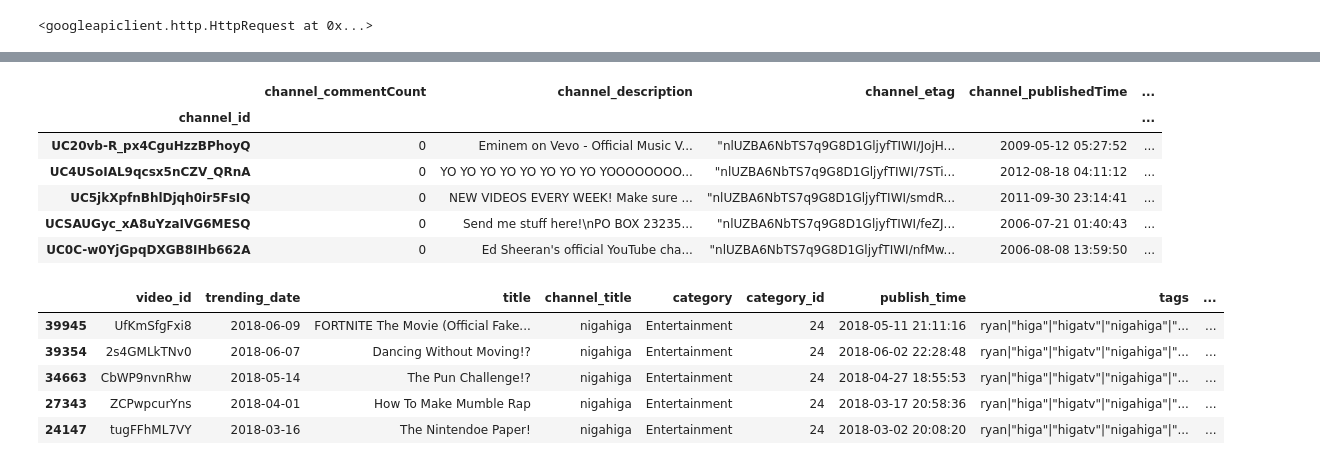
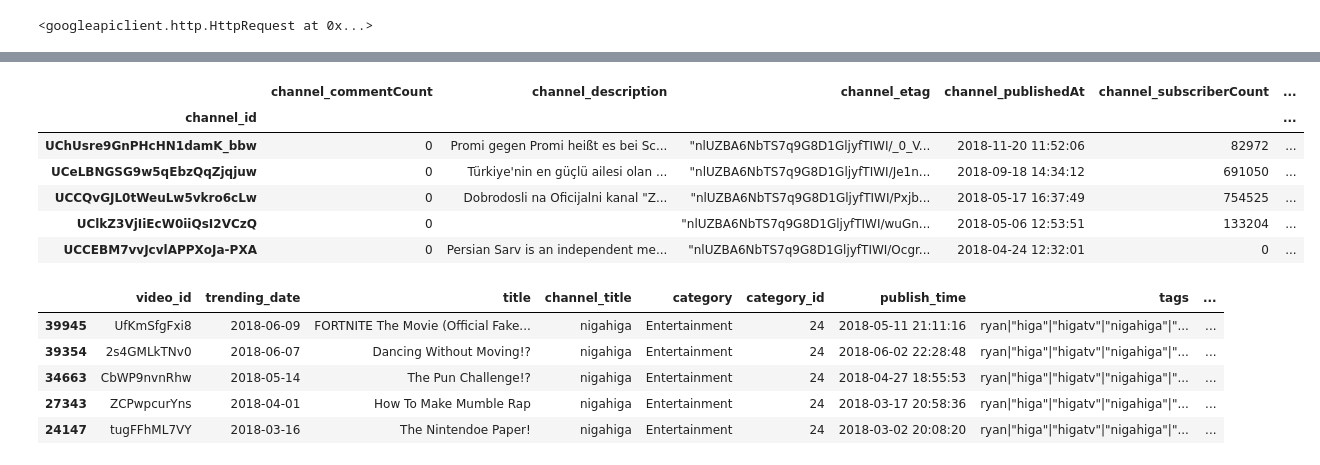
Before and after one commit to emami06/TrendingVideoYouTube, a Jupyter notebook: YouTube.ipynb, the cells around one changed output, grey strips where cells are left out. Cells and saved outputs as stored; diff of their text form; code cells hidden in the pictures.

```diff
--- a/YouTube.ipynb
+++ b/YouTube.ipynb
@@ -561,11 +590,11 @@ counter = 0
 
 while counter < len(video_chan_dict1)-1:
     #extracting channel title in channel dictionary
+    video_chan_dict1[counter][0]['channel_publishedAt']= video_chan_dict1[counter][0]['snippet']['publishedAt']
     video_chan_dict1[counter][0]['channel_id']= video_chan_dict1[counter][0]['id']
     video_chan_dict1[counter][0]['channel_title']= video_chan_dict1[counter][0]['snippet']['title']
     video_chan_dict1[counter][0]['channel_etag']= video_chan_dict1[counter][0]['etag']
     video_chan_dict1[counter][0]['channel_description']= video_chan_dict1[counter][0]['snippet']['description']
-    video_chan_dict1[counter][0]['channel_publishedTime']= video_chan_dict1[counter][0]['snippet']['publishedAt']
     video_chan_dict1[counter][0]['channel_commentCount']= video_chan_dict1[counter][0]['statistics']['commentCount']
     video_chan_dict1[counter][0]['channel_subscriberCount']= video_chan_dict1[counter][0]['statistics']['subscriberCount']
     video_chan_dict1[counter][0]['channel_videoCount']= video_chan_dict1[counter][0]['statistics']['videoCount']
@@ -601,5 +657,5 @@ chnnel_df_1 = pd.DataFrame(video_chan_dict1_cleaned)
 # %%
-chnnel_df_1['channel_publishedTime'] = pd.to_datetime(chnnel_df_1['channel_publishedTime'], errors='coerce', format='%Y-%m-%dT%H:%M:%S.%fZ')
+chnnel_df_1['channel_publishedAt'] = pd.to_datetime(chnnel_df_1['channel_publishedAt'], errors='coerce', format='%Y-%m-%dT%H:%M:%S.%fZ')
 # %%
 chnnel_df_1.head()
 # %% [output]
@@ -611,0 +680,3 @@ chnnel_df_1.head()
+# %%
+chnnel_df_unique__1 = chnnel_df_1.sort_values("channel_publishedAt",ascending=False).groupby("channel_id").head(1)
+chnnel_df_unique__1.groupby("channel_id").size().head()
@@ -612,15 +691,15 @@ chnnel_df_1.head()
 # %%
-chnnel_df_1= chnnel_df_1.set_index("channel_id")
+chnnel_df_unique__1= chnnel_df_unique__1.set_index("channel_id")
 # %%
-chnnel_df_1.head()
+chnnel_df_unique__1.head()
 # %% [output]
-|  | channel_commentCount | channel_description | channel_etag | channel_publishedTime | ... |
-| channel_id |  |  |  |  | ... |
-| UC20vb-R_px4CguHzzBPhoyQ | 0 | Eminem on Vevo - Official Music V... | "nlUZBA6NbTS7q9G8D1GljyfTIWI/JojH... | 2009-05-12 05:27:52 | ... |
-| UC4USoIAL9qcsx5nCZV_QRnA | 0 | YO YO YO YO YO YO YO YO YOOOOOOOO... | "nlUZBA6NbTS7q9G8D1GljyfTIWI/7STi... | 2012-08-18 04:11:12 | ... |
-| UC5jkXpfnBhlDjqh0ir5FsIQ | 0 | NEW VIDEOS EVERY WEEK! Make sure ... | "nlUZBA6NbTS7q9G8D1GljyfTIWI/smdR... | 2011-09-30 23:14:41 | ... |
-| UCSAUGyc_xA8uYzaIVG6MESQ | 0 | Send me stuff here!\nPO BOX 23235... | "nlUZBA6NbTS7q9G8D1GljyfTIWI/feZJ... | 2006-07-21 01:40:43 | ... |
-| UC0C-w0YjGpqDXGB8IHb662A | 0 | Ed Sheeran's official YouTube cha... | "nlUZBA6NbTS7q9G8D1GljyfTIWI/nfMw... | 2006-08-08 13:59:50 | ... |
+|  | channel_commentCount | channel_description | channel_etag | channel_publishedAt | channel_subscriberCount | ... |
+| channel_id |  |  |  |  |  | ... |
+| UChUsre9GnPHcHN1damK_bbw | 0 | Promi gegen Promi heißt es bei Sc... | "nlUZBA6NbTS7q9G8D1GljyfTIWI/_0_V... | 2018-11-20 11:52:06 | 82972 | ... |
+| UCeLBNGSG9w5qEbzQqZjqjuw | 0 | Türkiye'nin en güçlü ailesi olan ... | "nlUZBA6NbTS7q9G8D1GljyfTIWI/Je1n... | 2018-09-18 14:34:12 | 691050 | ... |
+| UCCQvGJL0tWeuLw5vkro6cLw | 0 | Dobrodosli na Oficijalni kanal "Z... | "nlUZBA6NbTS7q9G8D1GljyfTIWI/Pxjb... | 2018-05-17 16:37:49 | 754525 | ... |
+| UClkZ3VjIiEcW0iiQsI2VCzQ | 0 |  | "nlUZBA6NbTS7q9G8D1GljyfTIWI/wuGn... | 2018-05-06 12:53:51 | 133204 | ... |
+| UCCEBM7vvJcvlAPPXoJa-PXA | 0 | Persian Sarv is an independent me... | "nlUZBA6NbTS7q9G8D1GljyfTIWI/Ocgr... | 2018-04-24 12:32:01 | 0 | ... |
 # %%
 df_unique_video_id[df_unique_video_id['channel_title']=="nigahiga"].head()
 # %% [output]
```
Also changed, not shown: parts of 101 cells of this notebook.
